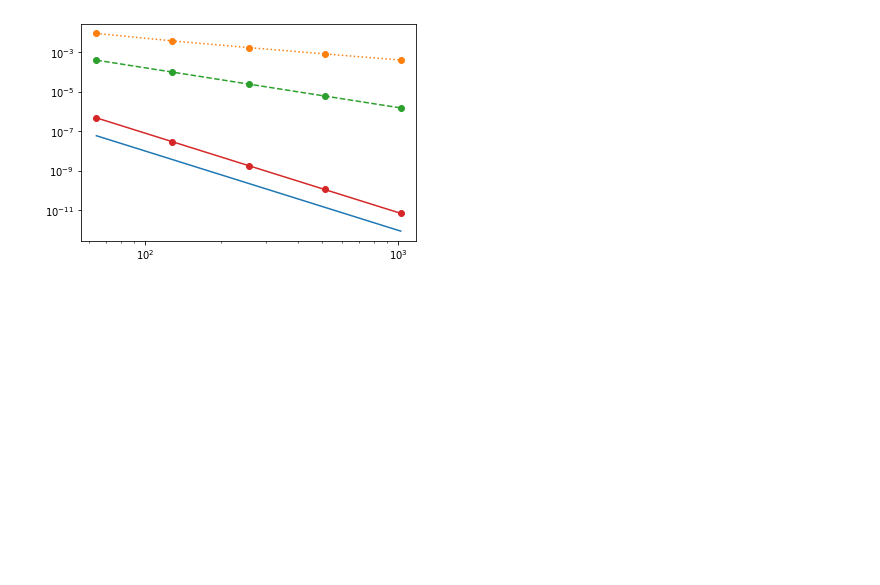
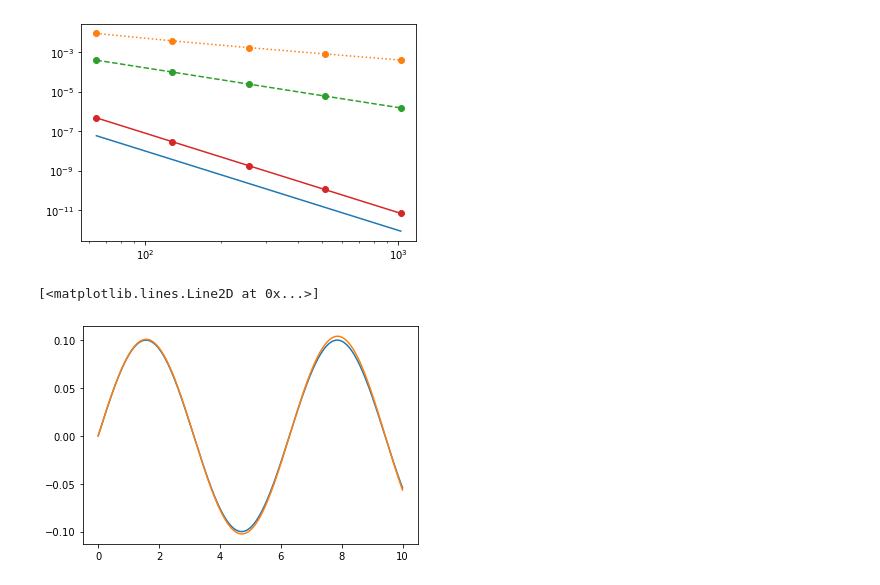
Before and after one commit to uarizona-2021spring-phys105a/phys105a, a Jupyter notebook: 12/ode2.ipynb, the cells around one changed output. Drawn from its saved outputs; the diff is of its cells as text; code cells hidden in the pictures; blank space fills up the shorter version.

```diff
--- a/12/ode2.ipynb
+++ b/12/ode2.ipynb
@@ -249,3 +249,21 @@ plt.loglog(N, E3,'o-')
 7.189048618558291e-12
 [<matplotlib.lines.Line2D at 0x...>]
 [figure]
+# %%
+# With a high accurate ODE integrator, we can solve for the full gravity pendulum problem:
+
+def f(theta, omega):
+    return omega, -np.sin(theta)
+
+N  = 1000
+v0 = 0.1
+T, X = forwardEuler(f, (0, v0), 0, 10/N, N)
+
+Theta = X[:,0]
+Omega = X[:,1]
+
+plt.plot(T, v0 * np.sin(T))
+plt.plot(T, Theta)
+# %% [output]
+[<matplotlib.lines.Line2D at 0x...>]
+[figure, added]
```
Also changed, not shown: parts of 3 cells of this notebook.
